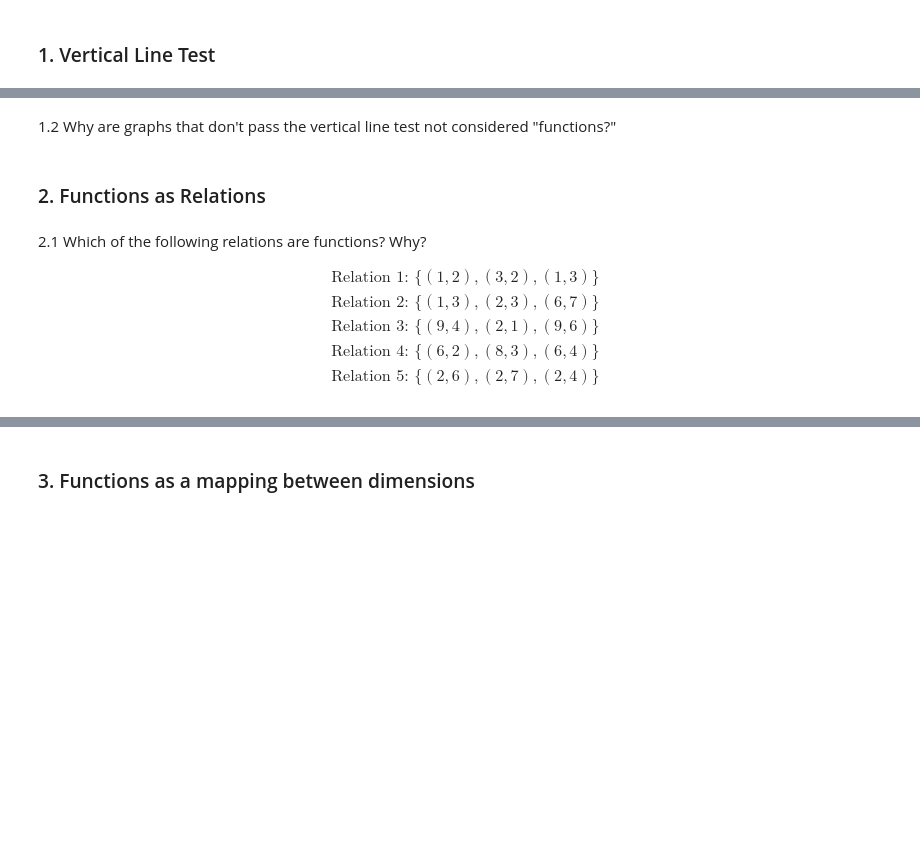
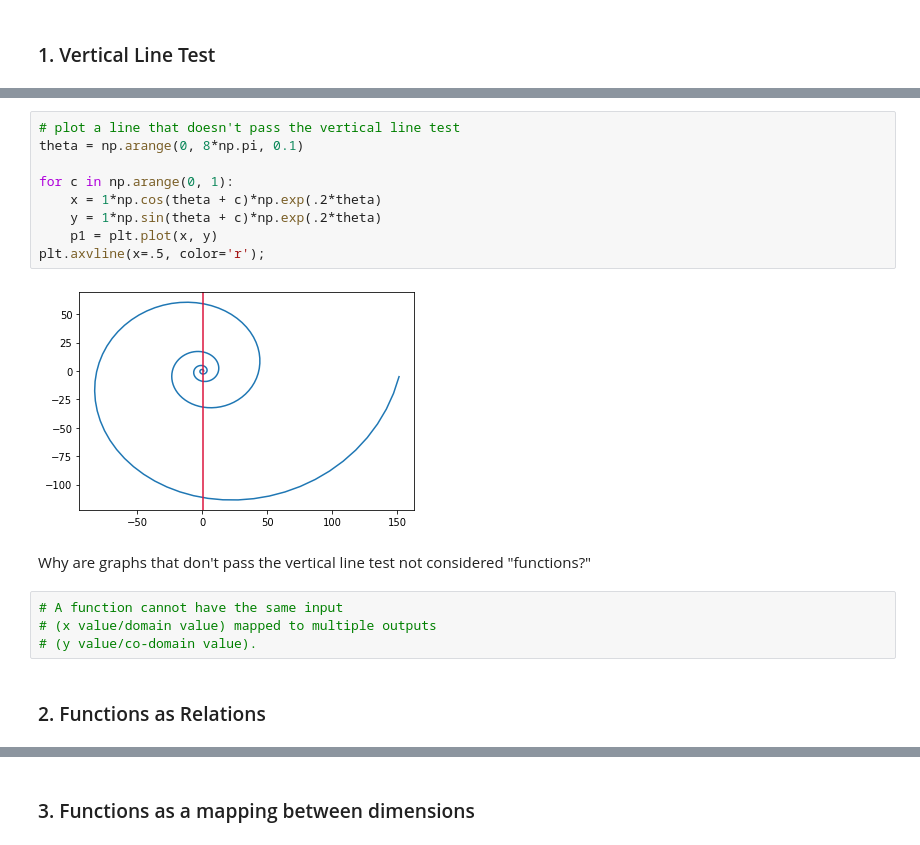
Before and after one commit to lfr4704/DS-Unit-1-Sprint-3-Linear-Algebra, a Jupyter notebook: module3-dimensionality-reduction/LS_DS_133_Exercise_Solutions.ipynb, the cells around one changed output, grey strips where cells are left out. Saved outputs shown, nothing was run; the diff lists cells and outputs as text; blank space fills up the shorter version.

```diff
--- a/module3-dimensionality-reduction/LS_DS_133_Exercise_Solutions.ipynb
+++ b/module3-dimensionality-reduction/LS_DS_133_Exercise_Solutions.ipynb
@@ -5,18 +27,19 @@
+# %%
+# plot a line that doesn't pass the vertical line test
+theta = np.arange(0, 8*np.pi, 0.1)
+
+for c in np.arange(0, 1):
+    x = 1*np.cos(theta + c)*np.exp(.2*theta)
+    y = 1*np.sin(theta + c)*np.exp(.2*theta)
+    p1 = plt.plot(x, y)
+plt.axvline(x=.5, color='r');
+# %% [output]
+[figure, added]
 # %% [markdown]
-1.2 Why are graphs that don't pass the vertical line test not considered "functions?"
+Why are graphs that don't pass the vertical line test not considered "functions?"
+# %%
+# A function cannot have the same input
+# (x value/domain value) mapped to multiple outputs
+# (y value/co-domain value).
 # %% [markdown]
 ### 2. Functions as Relations
-# %% [markdown]
-2.1 Which of the following relations are functions? Why?
-
-\begin{align}
-\text{Relation 1: } \{(1, 2), (3, 2), (1, 3)\}
-\\
-\text{Relation 2: } \{(1, 3), (2, 3), (6, 7)\}
-\\
-\text{Relation 3: } \{(9, 4), (2, 1), (9, 6)\}
-\\
-\text{Relation 4: } \{(6, 2), (8, 3), (6, 4)\}
-\\
-\text{Relation 5: } \{(2, 6), (2, 7), (2, 4)\}
-\end{align}
```
Also changed, not shown: parts of 43 cells of this notebook, 2 other files.
